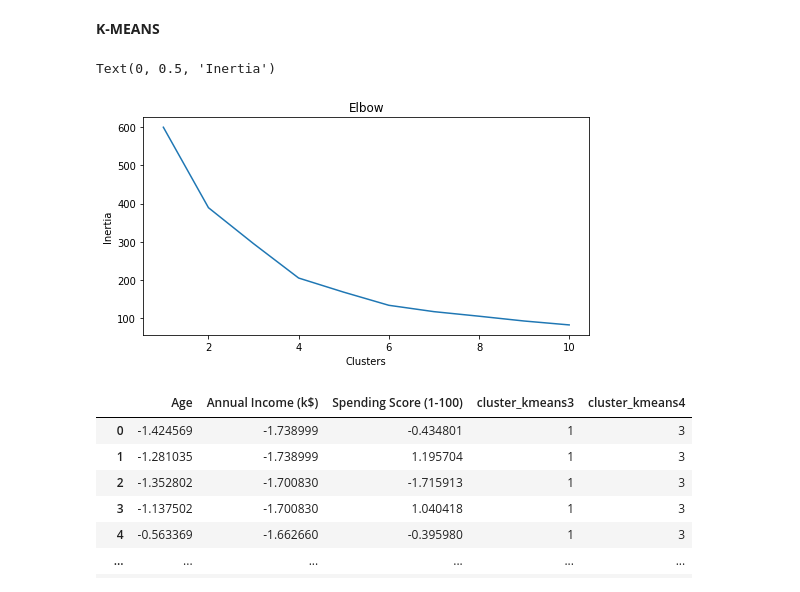
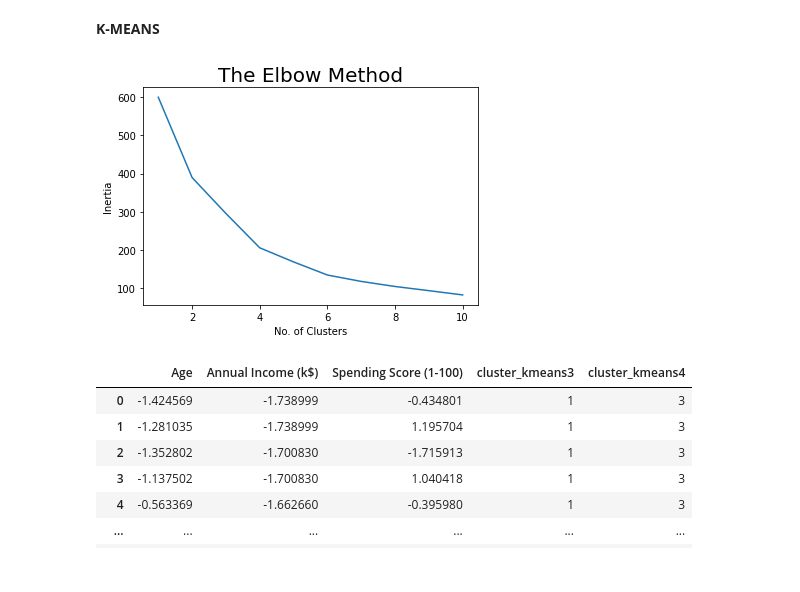
Before and after one commit to rafmasloman/Machine_Learning_Clustering, a Jupyter notebook: Tugas02_H071191056_Clustering.ipynb, the cells around one changed output. Drawn from its saved outputs; the diff is of its cells as text; code cells hidden in the pictures.

Commit message:
push tugas clustering

```diff
--- a/Tugas02_H071191056_Clustering.ipynb
+++ b/Tugas02_H071191056_Clustering.ipynb
@@ -80,21 +80,19 @@ data.head()
 # %% [markdown]
 **K-MEANS**
 # %%
-from sklearn.cluster import KMeans
+data_clusters = []
+for i in range(1, 11):
+    km = KMeans(n_clusters = i, init = 'k-means++', max_iter = 300, n_init = 10, random_state = 0)
+    km.fit(data)
+    data_clusters.append(km.inertia_)
 
-data_clusters = []
-for i in range(1,11):
-  km = KMeans(n_clusters=i).fit(data)
-  data_clusters.append(km.inertia_)
-
-fig, ax = plt.subplots(figsize=(8,4))
-sns.lineplot(x=list(range(1,11)), y=data_clusters, ax=ax)
-ax.set_title('Elbow')
-ax.set_xlabel('Clusters')
-ax.set_ylabel('Inertia')
+plt.plot(range(1, 11), data_clusters)
+plt.title('The Elbow Method', fontsize = 20)
+plt.xlabel('No. of Clusters')
+plt.ylabel('Inertia')
+plt.show()
 # %% [output]
-Text(0, 0.5, 'Inertia')
-[figure, old version]
+[figure, new version]
 # %%
 model_kmeans3 = KMeans(n_clusters=3)
 model_kmeans4 = KMeans(n_clusters=4)
```
